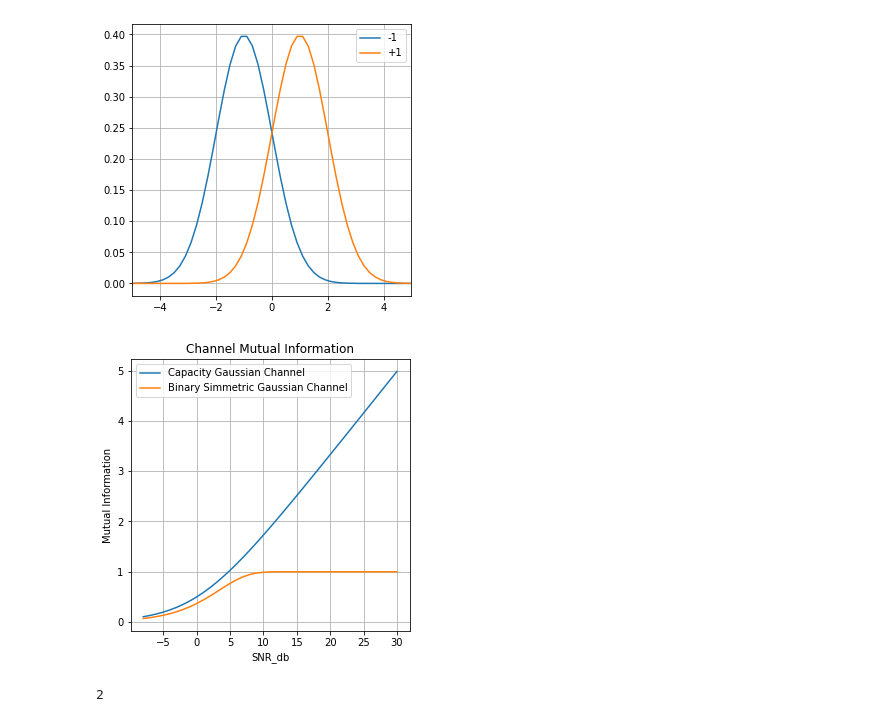
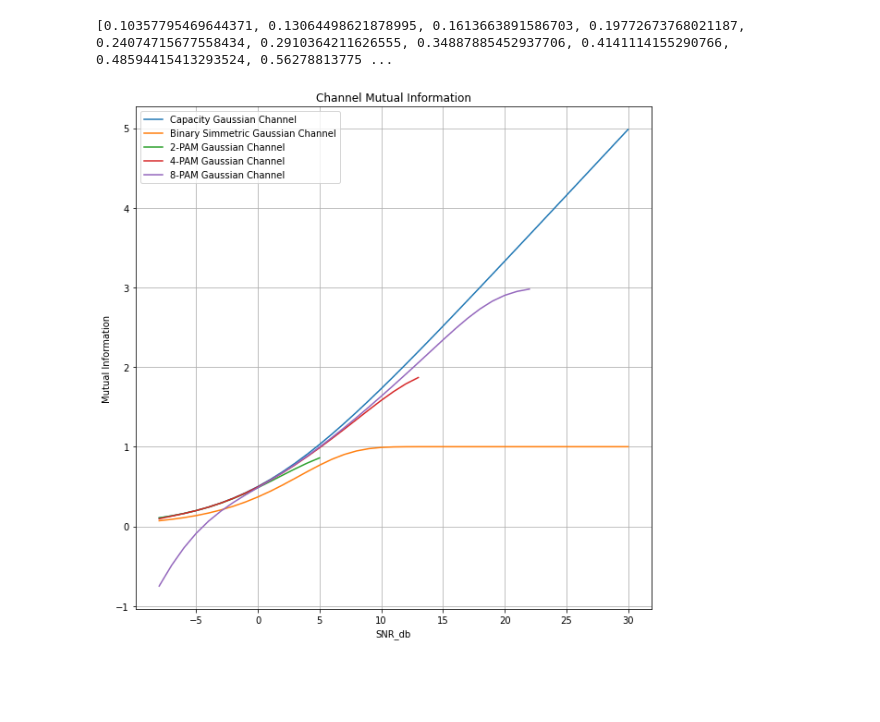
Before and after one commit to wsilveira-splunk/channel_capacity, a Jupyter notebook: channel_capacity.ipynb, the cells around one changed output. Cells and saved outputs as stored; diff of their text form; code cells hidden in the pictures; blank space fills up the shorter version.

```diff
--- a/channel_capacity.ipynb
+++ b/channel_capacity.ipynb
@@ -56,17 +18,27 @@ TypeError: ignored
-# %%
-x_min = -100.0
-x_max = 100.0
-x = np.linspace(x_min, x_max, 1000)
-
-y_minus_1 = scipy.stats.norm.pdf(x,-1,1)
-y_plus_1 = scipy.stats.norm.pdf(x,1,1)
-
-plt.figure(figsize=(5,5))
-plt.plot(x, y_minus_1, label='-1')
-plt.plot(x, y_plus_1, label='+1')
-plt.legend()
-plt.grid(True)
-plt.xlim(-5,5)
-plt.show()
-# %% [output]
-[figure, removed]
+# %%
+x_min = -10.0
+x_max = 10.0
+x_int = np.linspace(x_min, x_max, 1001)
+
+P_2pam = 1
+Pn = list(map(lambda x: P_2pam/x, snr))
+C_2pam = []
+
+for Pn_at_snr in Pn:
+  y_minus_1 = scipy.stats.norm.pdf(x_int,-1,math.sqrt(Pn_at_snr))
+  y_plus_1 = scipy.stats.norm.pdf(x_int,1,math.sqrt(Pn_at_snr))
+
+  sum_gaussians = []
+  for idx in range(len(y_plus_1)):
+      sum_gaussians.append((y_minus_1[idx] + y_plus_1[idx]) / 2)
+
+  h_y_integrand = []
+  for sum_gaussians_idx in sum_gaussians:
+      h_y_integrand.append(sum_gaussians_idx * math.log2(1/sum_gaussians_idx))
+
+  h_y = trapz(h_y_integrand, x_int) - 0.5*math.log2(2*math.pi*math.e*Pn_at_snr)
+  C_2pam.append(h_y)
+
+print(C_2pam)
+# %% [output]
+[0.10357795469644371, 0.13064498621878995, 0.1613663891586703, 0.19772673768021187, 0.24074715677558434, 0.2910364211626555, 0.34887885452937706, 0.4141114155290766, 0.48594415413293524, 0.56278813775 ...
@@ -73,17 +95,15 @@ plt.show()
 # %%
-plt.figure(figsize=(5,5))
+plt.figure(figsize=(10,10))
 plt.plot(snr_db, C_gaussian_ch, label='Capacity Gaussian Channel')
 plt.plot(snr_db, C_bsc, label='Binary Simmetric Gaussian Channel')
+plt.plot(snr_db, C_2pam, label='2-PAM Gaussian Channel')
+plt.plot(snr_db, C_4pam, label='4-PAM Gaussian Channel')
+plt.plot(snr_db, C_8pam, label='8-PAM Gaussian Channel')
 plt.title('Channel Mutual Information')
 plt.xlabel('SNR_db')
 plt.ylabel('Mutual Information')
 plt.legend()
 plt.grid(True)
 plt.show()
 # %% [output]
-[figure, old version]
+[figure, new version]
-# %%
-h = list(zip([4,5],[6,2]))
-print(h[1][1])
-# %% [output]
-2
```
Also changed, not shown: parts of 4 cells of this notebook.
